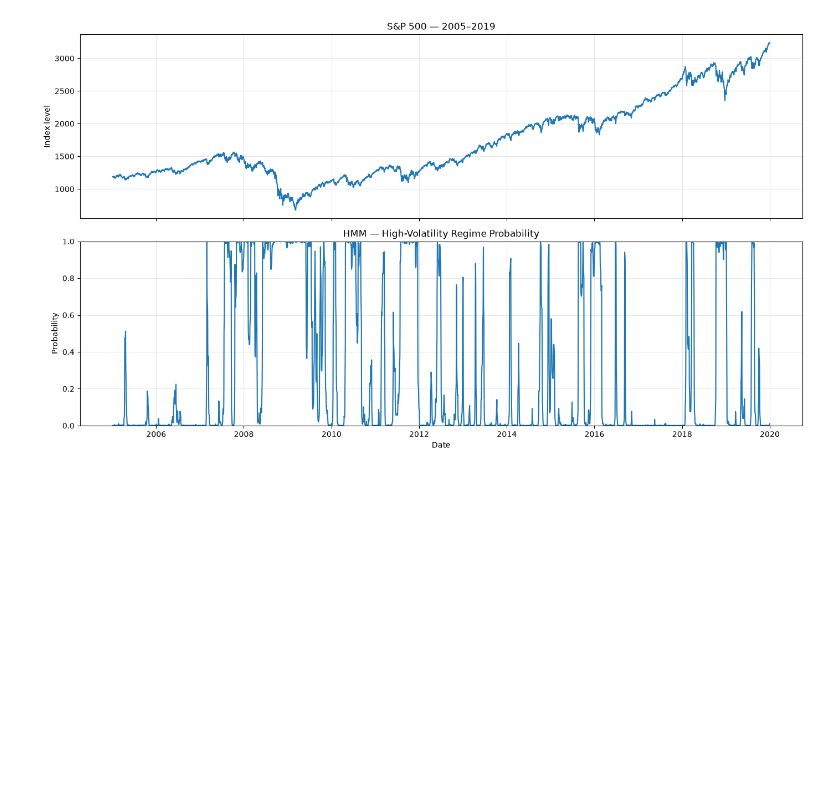
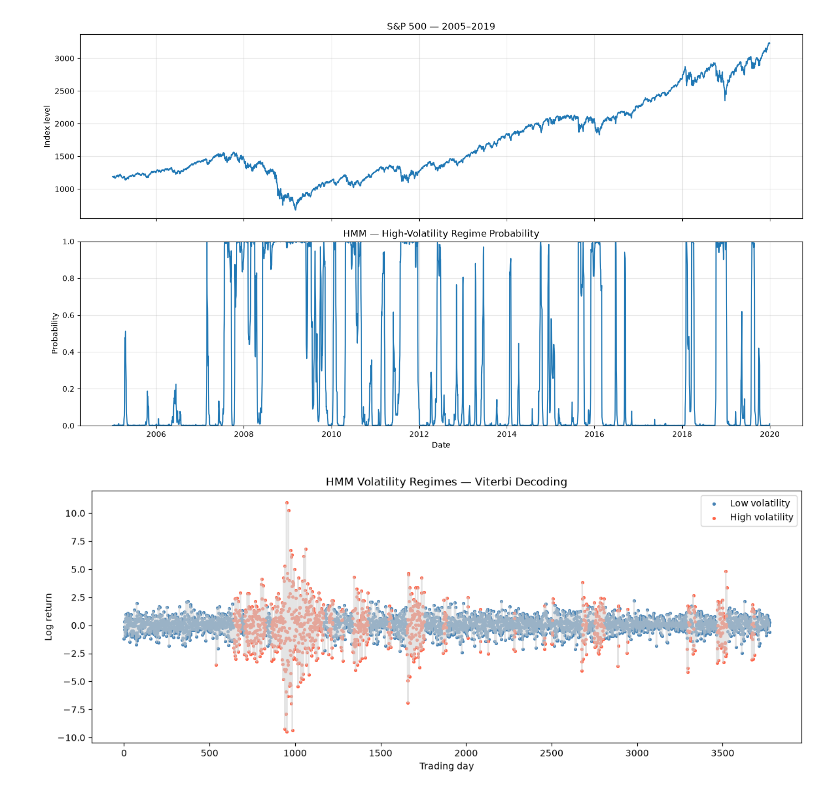
Before and after one commit to cgav1n1/Hidden-Markov-Models-for-Volatility-Regime-Detection, a Jupyter notebook: notebooks/01_data_exploration.ipynb, the cells around one changed output. Drawn from its saved outputs; the diff is of its cells as text; code cells hidden in the pictures; blank space fills up the shorter version.

Commit message:
high VS low vol regimes historical plotting

```diff
--- a/notebooks/01_data_exploration.ipynb
+++ b/notebooks/01_data_exploration.ipynb
@@ -134,3 +134,38 @@ plt.tight_layout()
 plt.show()
 # %% [output]
 [figure]
+# %%
+# X : données utilisées pour entraîner le HMM
+# Shape attendu : (n_observations, 1)
+
+hidden_states = model.predict(Y_data)
+
+# Identification automatique des régimes
+volatilities = np.sqrt(model.covars_.reshape(-1))
+low_vol_state = np.argmin(volatilities)
+high_vol_state = np.argmax(volatilities)
+
+fig, ax = plt.subplots(figsize=(14, 5))
+
+ax.plot(Y_data[:, 0], color="lightgray", alpha=0.6)
+
+for state, label, color in [
+    (low_vol_state, "Low volatility", "steelblue"),
+    (high_vol_state, "High volatility", "tomato")
+]:
+    mask = hidden_states == state
+    ax.scatter(
+        np.where(mask)[0],
+        Y_data[mask, 0],
+        s=7,
+        color=color,
+        label=label
+    )
+
+ax.set_title("HMM Volatility Regimes — Viterbi Decoding")
+ax.set_xlabel("Trading day")
+ax.set_ylabel("Log return")
+ax.legend()
+plt.show()
+# %% [output]
+[figure, added]
```
